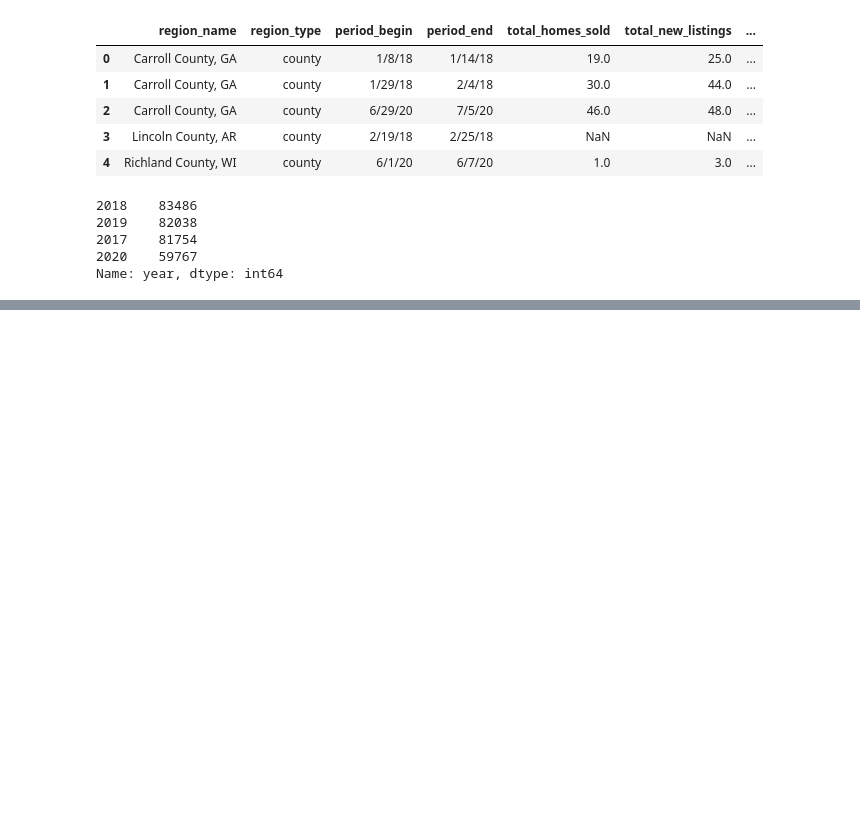
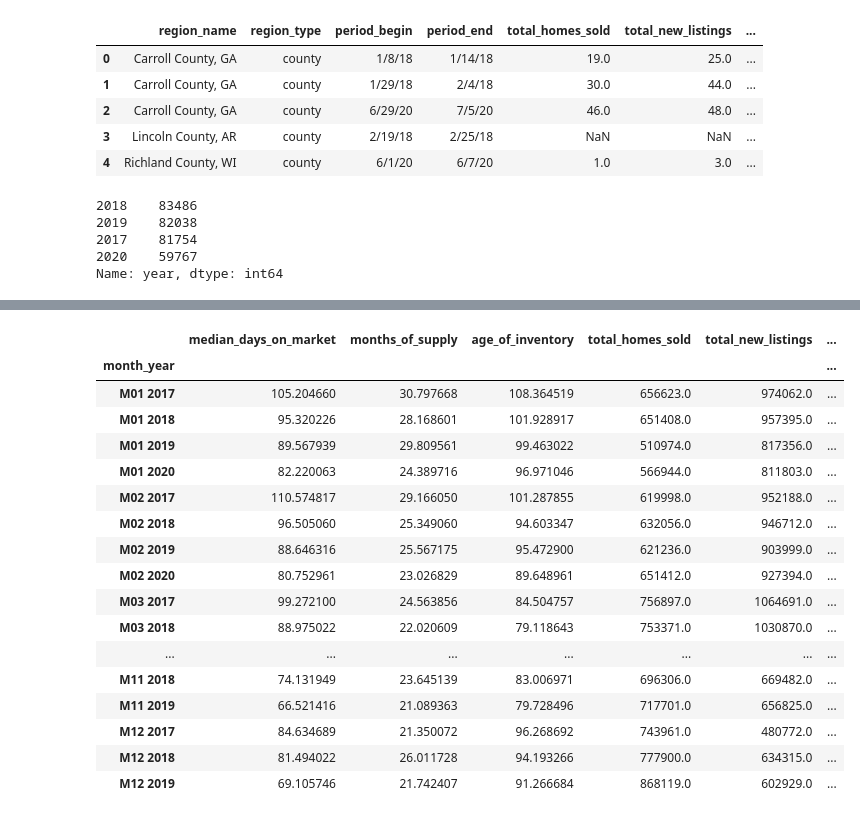
Before and after one commit to lmm9/ETL-Project, a Jupyter notebook: real_estate_analysis.ipynb, the cells around one changed output, grey strips where cells are left out. Saved outputs shown, nothing was run; the diff lists cells and outputs as text; code cells hidden in the pictures; blank space fills up the shorter version.

```diff
--- a/real_estate_analysis.ipynb
+++ b/real_estate_analysis.ipynb
@@ -144,3 +138,8 @@ clean_df.year.value_counts()
 2017    81754
 2020    59767
 Name: year, dtype: int64
+# %%
+# We want to separate out RedFin data that will be summed when grouped
+sum_re_df = clean_df[["month", "year","month_year","region", "state",
+                            "total_homes_sold", "total_new_listings", "total_active_listings"]]
+sum_re_df.head()
@@ -146,0 +153,4 @@ Name: year, dtype: int64
+# %%
+# Using GroupBy in order to separate the data into fields according to "month_year" values
+grouped_sum_df = sum_re_df.groupby(['month_year'])
+grouped_sum_df.sum().head()
@@ -146,0 +165,5 @@ Name: year, dtype: int64
+# %%
+# We want to separate out RedFin data that will be averaged when grouped
+avg_re_df=clean_df[["month", "year","month_year","region", "state",
+                            "median_days_on_market","months_of_supply","age_of_inventory"]]
+avg_re_df.head()
@@ -146,0 +177,4 @@ Name: year, dtype: int64
+# %%
+# Using GroupBy in order to separate the data into fields according to "month_year" values
+grouped_avg_df = avg_re_df.groupby(['month_year'])
+grouped_avg_df.mean().head()
@@ -146,0 +189,23 @@ Name: year, dtype: int64
+# %%
+# Merge two dataframes using an inner join
+real_estate_df = pd.merge(grouped_avg_df.mean(), grouped_sum_df.sum(), on="month_year")
+real_estate_df
+# %% [output]
+|  | median_days_on_market | months_of_supply | age_of_inventory | total_homes_sold | total_new_listings | ... |
+| month_year |  |  |  |  |  | ... |
+| M01 2017 | 105.204660 | 30.797668 | 108.364519 | 656623.0 | 974062.0 | ... |
+| M01 2018 | 95.320226 | 28.168601 | 101.928917 | 651408.0 | 957395.0 | ... |
+| M01 2019 | 89.567939 | 29.809561 | 99.463022 | 510974.0 | 817356.0 | ... |
+| M01 2020 | 82.220063 | 24.389716 | 96.971046 | 566944.0 | 811803.0 | ... |
+| M02 2017 | 110.574817 | 29.166050 | 101.287855 | 619998.0 | 952188.0 | ... |
+| M02 2018 | 96.505060 | 25.349060 | 94.603347 | 632056.0 | 946712.0 | ... |
+| M02 2019 | 88.646316 | 25.567175 | 95.472900 | 621236.0 | 903999.0 | ... |
+| M02 2020 | 80.752961 | 23.026829 | 89.648961 | 651412.0 | 927394.0 | ... |
+| M03 2017 | 99.272100 | 24.563856 | 84.504757 | 756897.0 | 1064691.0 | ... |
+| M03 2018 | 88.975022 | 22.020609 | 79.118643 | 753371.0 | 1030870.0 | ... |
+| ... | ... | ... | ... | ... | ... | ... |
+| M11 2018 | 74.131949 | 23.645139 | 83.006971 | 696306.0 | 669482.0 | ... |
+| M11 2019 | 66.521416 | 21.089363 | 79.728496 | 717701.0 | 656825.0 | ... |
+| M12 2017 | 84.634689 | 21.350072 | 96.268692 | 743961.0 | 480772.0 | ... |
+| M12 2018 | 81.494022 | 26.011728 | 94.193266 | 777900.0 | 634315.0 | ... |
+| M12 2019 | 69.105746 | 21.742407 | 91.266684 | 868119.0 | 602929.0 | ... |
```
Also changed, not shown: parts of 7 cells of this notebook, 1 other file.
